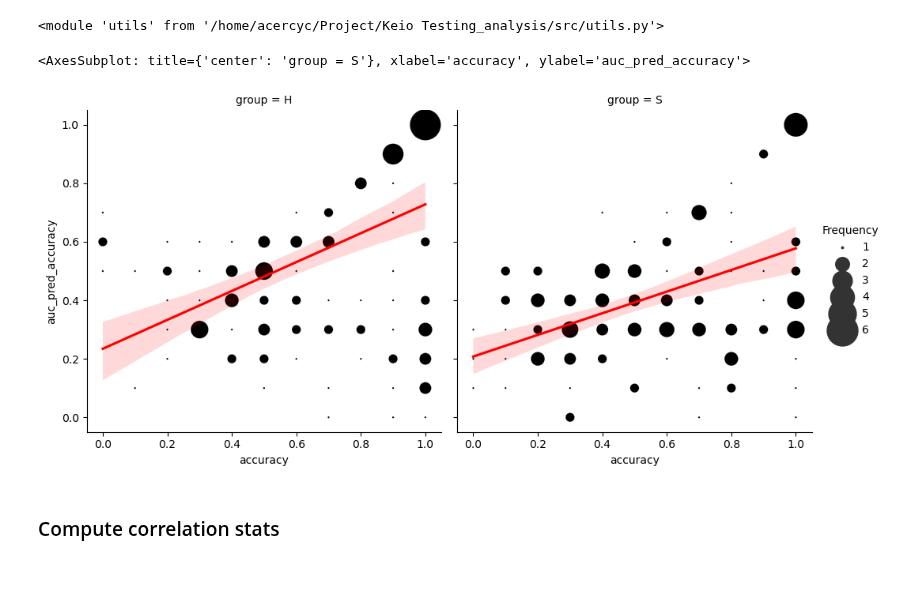
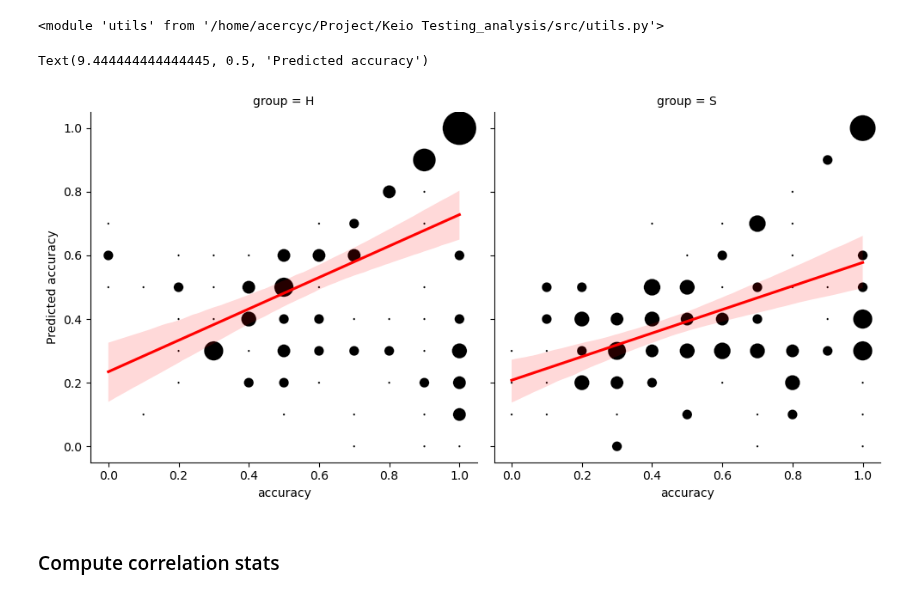
Before and after one commit to acercyc/Keio-Testing_analysis, a Jupyter notebook: src/ana_three_dot_prediction_corr_cosinesmilarity.ipynb, the cells around one changed output. Drawn from its saved outputs; the diff is of its cells as text; code cells hidden in the pictures.

```diff
--- a/src/ana_three_dot_prediction_corr_cosinesmilarity.ipynb
+++ b/src/ana_three_dot_prediction_corr_cosinesmilarity.ipynb
@@ -36,13 +36,14 @@ df_count['Frequency'] = (df_count['Frequency'])**(1/2)
 # %%
 g = sns.relplot(data=df_count, x='accuracy', y='auc_pred_accuracy',
                 size='Frequency', color='k',
-                sizes=(3, 800), col='group', height=5)
+                sizes=(3, 800), col='group', height=5, legend=False)
 ax = g.figure.get_axes()
 sns.regplot(data=df_.query('group=="H"'), x='accuracy', y='auc_pred_accuracy', color='red', scatter=False, ax=ax[0])
 sns.regplot(data=df_.query('group=="S"'), x='accuracy', y='auc_pred_accuracy', color='red', scatter=False, ax=ax[1])
+ax[0].set_ylabel('Predicted accuracy')
 # %% [output]
-<AxesSubplot: title={'center': 'group = S'}, xlabel='accuracy', ylabel='auc_pred_accuracy'>
+Text(9.444444444444445, 0.5, 'Predicted accuracy')
-[figure, old version]
+[figure, new version]
 # %%
 fn = utils.Save.savepath('ana_three_dot_prediction_corr_cosinesimilarity', 'correlation_sns.pdf')
 g.savefig(fn)
```
Also changed, not shown: 10 other files.
